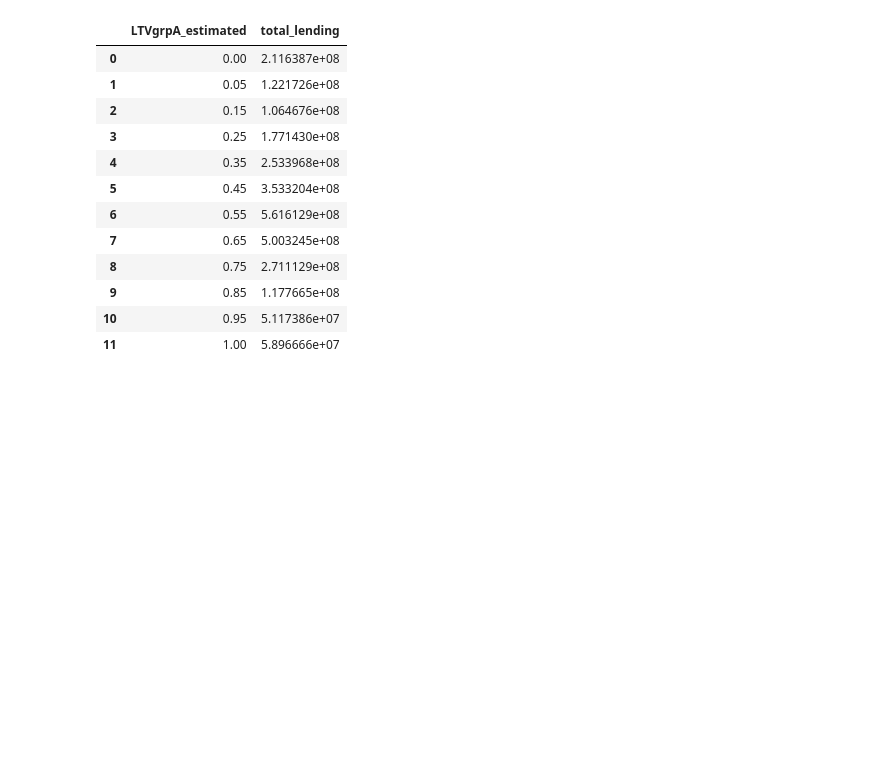
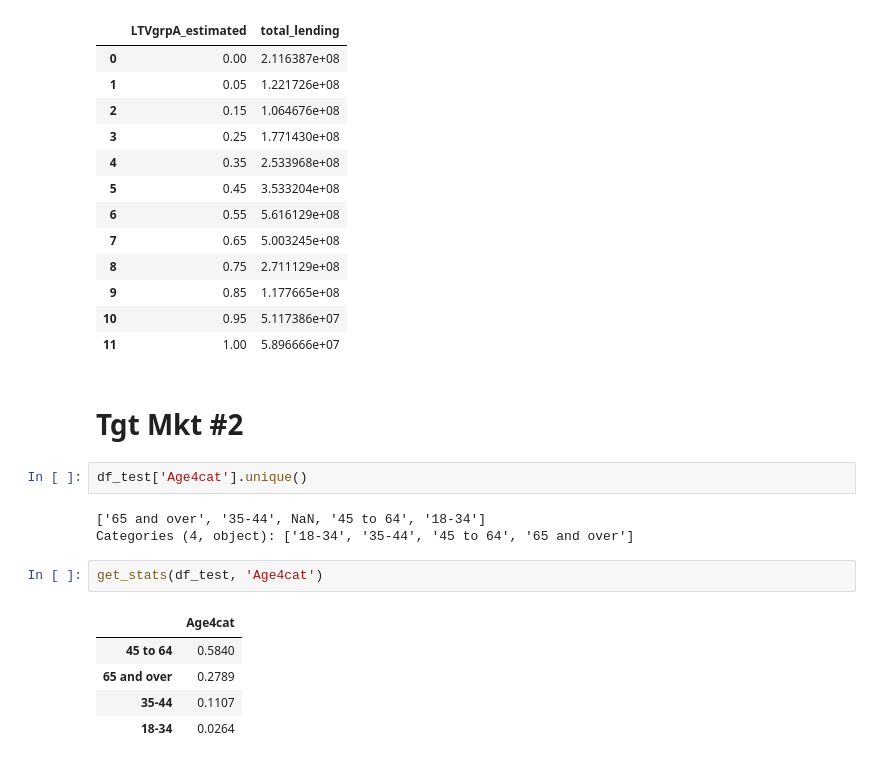
Before and after one commit to sam-hatley/landlord-data, a Jupyter notebook: corporate.ipynb, the cells around one changed output. Drawn from its saved outputs; the diff is of its cells as text; blank space fills up the shorter version.

```diff
--- a/corporate.ipynb
+++ b/corporate.ipynb
@@ -601,3 +610,18 @@ tgt_grouped
 | 9 | 0.85 | 1.177665e+08 |
 | 10 | 0.95 | 5.117386e+07 |
 | 11 | 1.00 | 5.896666e+07 |
+# %% [markdown]
+# Tgt Mkt #2
+# %%
+df_test['Age4cat'].unique()
+# %% [output]
+['65 and over', '35-44', NaN, '45 to 64', '18-34']
+Categories (4, object): ['18-34', '35-44', '45 to 64', '65 and over']
+# %%
+get_stats(df_test, 'Age4cat')
+# %% [output]
+|  | Age4cat |
+| 45 to 64 | 0.5840 |
+| 65 and over | 0.2789 |
+| 35-44 | 0.1107 |
+| 18-34 | 0.0264 |
```
Also changed, not shown: parts of 23 cells of this notebook.
